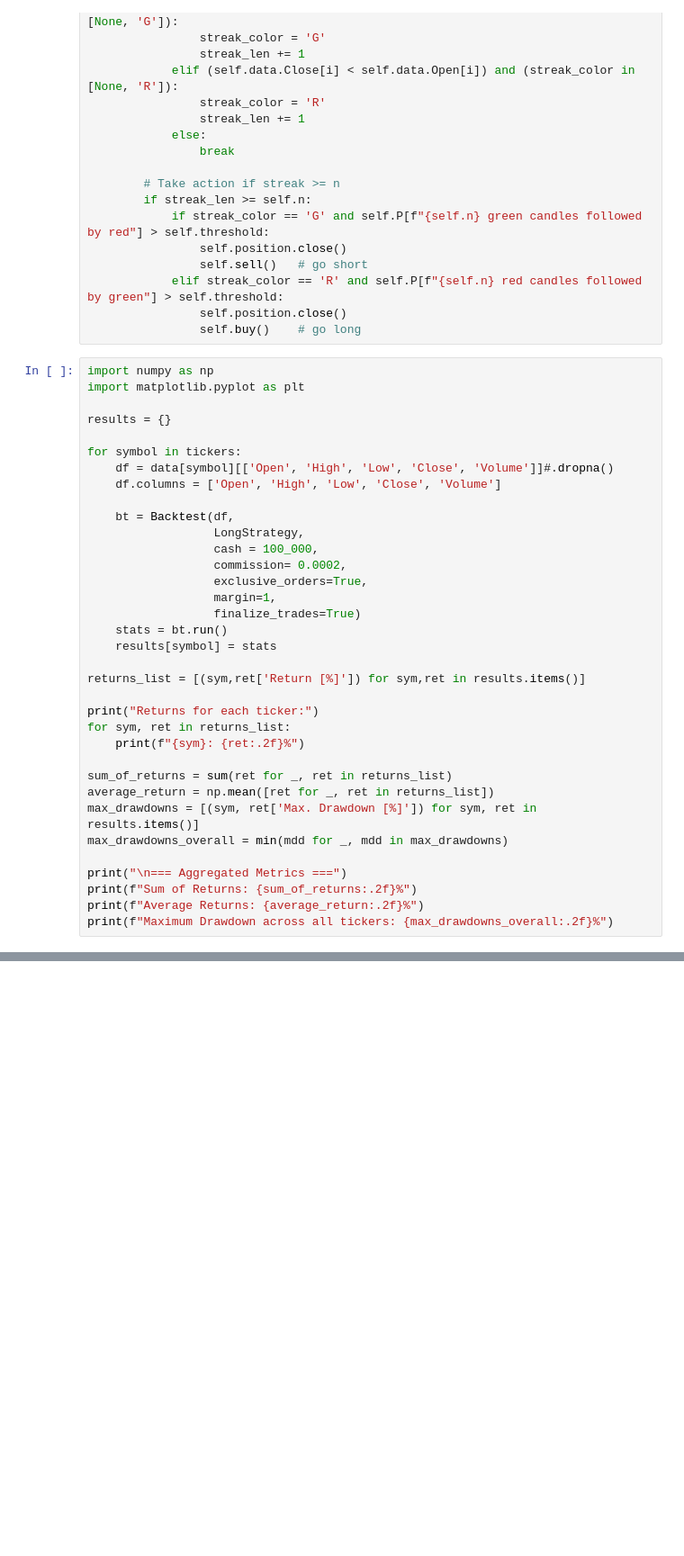
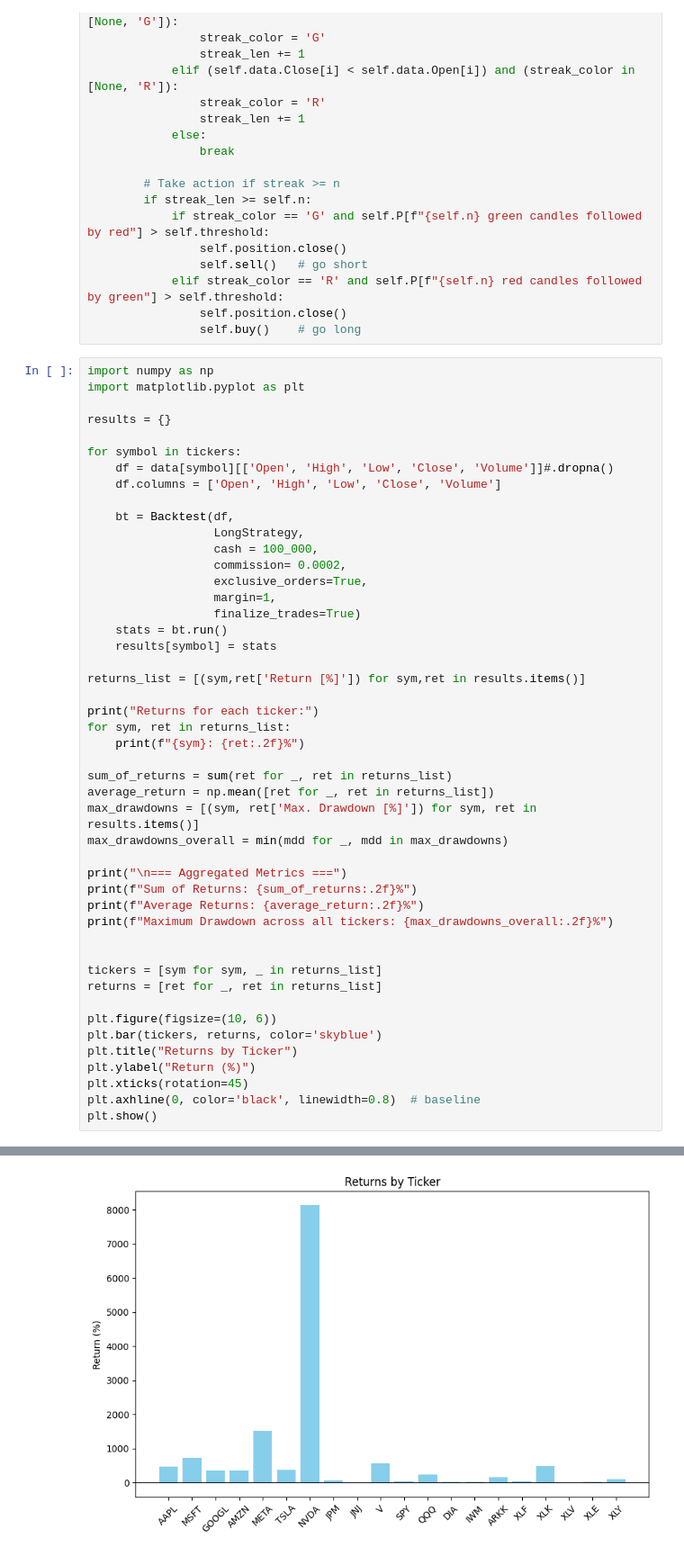
Before and after one commit to virajnain/algo-trading, a Jupyter notebook: app.ipynb, the cells around one changed output, grey strips where cells are left out. Shown at 90% size. Cells and saved outputs as stored; diff of their text form; blank space fills up the shorter version.

Commit message:
added readme & visualizations

```diff
--- a/app.ipynb
+++ b/app.ipynb
@@ -174,30 +174,43 @@ print("Returns for each ticker:")
 for sym, ret in returns_list:
     print(f"{sym}: {ret:.2f}%")
 
 sum_of_returns = sum(ret for _, ret in returns_list)
 average_return = np.mean([ret for _, ret in returns_list])
 max_drawdowns = [(sym, ret['Max. Drawdown [%]']) for sym, ret in results.items()]
 max_drawdowns_overall = min(mdd for _, mdd in max_drawdowns)
 
 print("\n=== Aggregated Metrics ===")
 print(f"Sum of Returns: {sum_of_returns:.2f}%")
 print(f"Average Returns: {average_return:.2f}%")
 print(f"Maximum Drawdown across all tickers: {max_drawdowns_overall:.2f}%")
+
+
+tickers = [sym for sym, _ in returns_list]
+returns = [ret for _, ret in returns_list]
+
+plt.figure(figsize=(10, 6))
+plt.bar(tickers, returns, color='skyblue')
+plt.title("Returns by Ticker")
+plt.ylabel("Return (%)")
+plt.xticks(rotation=45)
+plt.axhline(0, color='black', linewidth=0.8)  # baseline
+plt.show()
 # %% [output]
 Returns for each ticker:
 AAPL: 473.90%
 MSFT: 726.83%
 GOOGL: 351.38%
 AMZN: 356.54%
 META: 1511.80%
 TSLA: 361.97%
 NVDA: 8136.75%
 JPM: 50.82%
 JNJ: -23.81%
 V: 570.59%
 SPY: 40.49%
 ... (10 lines left out)
 === Aggregated Metrics ===
 Sum of Returns: 13672.88%
 Average Returns: 683.64%
 Maximum Drawdown across all tickers: -79.17%
+[figure, added]
```
Also changed, not shown: 1 other file.
